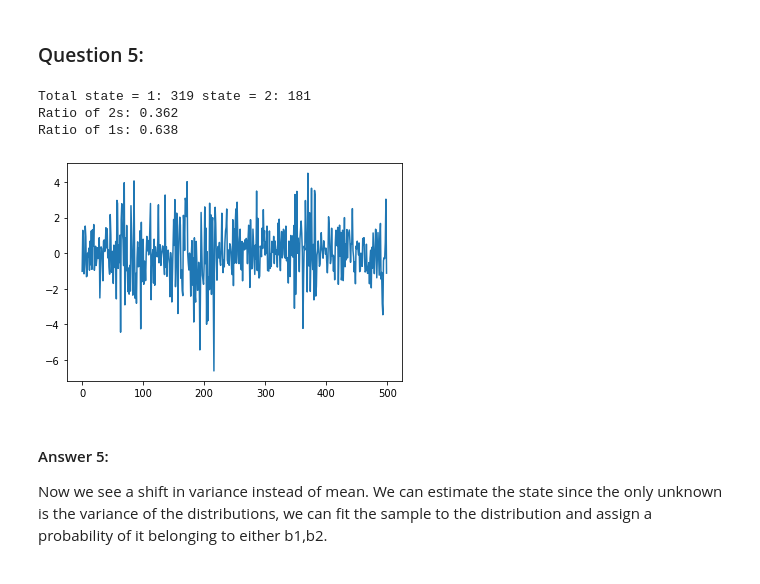
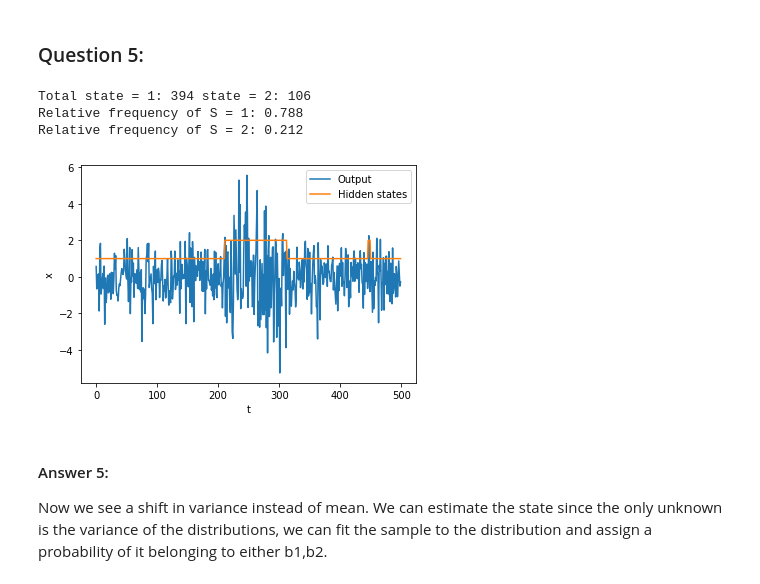
Before and after one commit to serkanardaa/Pattern-Assignment1, a Jupyter notebook: EQ2341_Assignment_1.ipynb, the cells around one changed output. Drawn from its saved outputs; the diff is of its cells as text; code cells hidden in the pictures.

```diff
--- a/EQ2341_Assignment_1.ipynb
+++ b/EQ2341_Assignment_1.ipynb
@@ -155,39 +160,44 @@ When the output comes from distribution 1 it is centered around zero. When the s
 # %% [markdown]
 ### Question 5:
 # %%
-
-
-# Example: Define and use a simple infinite-duration HMM
-
-# State generator
+# Modified gaussian input distribution s.t. both processes are zero mean
 
 q = np.array( [ 0.75, 0.25 ] )
-mc = MarkovChain( q, np.array( [ [ 0.99, 0.01 ], [ 0.03, 0.97 ] ] ) )
+A = np.array( [ [ 0.99, 0.01 ], [ 0.03, 0.97 ] ] )
+mc = MarkovChain(q,A)
 
 g1 = GaussD( means=[0], stdevs=[1] )   # Distribution for state = 1
 g2 = GaussD( means=[0], stdevs=[2] )   # Distribution for state = 2
 h  = HMM( mc, [g1, g2])                # The HMM
 
 # Generate an output sequence
 x,s = h.rand( 500 )
 
 s = s + 1 # since our code outputs j = 0,1 not j = 1,2
 
-plt.plot( x[0] )
+count_2 = np.count_nonzero(s == 2)
+count_1 = np.count_nonzero(s == 1)
 
-count_1 = np.count_nonzero(s == 2)
-count_0 = np.count_nonzero(s == 1)
+print('Total state = 1:',  count_1, 'state = 2:', count_2)
 
-print('Total state = 1:',  count_0, 'state = 2:', count_1)
+print('Relative frequency of S = 1:', count_1 / (count_2 + count_1))
 
-print('Ratio of 2s:', count_1 / (count_1 + count_0))
+print('Relative frequency of S = 2:', count_2 / (count_2 + count_1))
 
-print('Ratio of 1s:', count_0 / (count_1 + count_0))
+
+plt.plot(x[0])
+plt.plot(s)
+
+# xlabel, ylabel, title, data
+plt.ylabel("x")
+plt.xlabel("t")
+plt.legend(['Output', 'Hidden states'])
+plt.savefig('Q5.png', bbox_inches='tight', dpi = 300)
 # %% [output]
-Total state = 1: 319 state = 2: 181
-Ratio of 2s: 0.362
-Ratio of 1s: 0.638
+Total state = 1: 394 state = 2: 106
+Relative frequency of S = 1: 0.788
+Relative frequency of S = 2: 0.212
-[figure, old version]
+[figure, new version]
 # %% [markdown]
 #### Answer 5:
 Now we see a shift in variance instead of mean. We can estimate the state since the only unknown is the variance of the distributions, we can fit the sample to the distribution and assign a probability of it belonging to either b1,b2.
```
Also changed, not shown: parts of 7 cells of this notebook, 1 other file.
